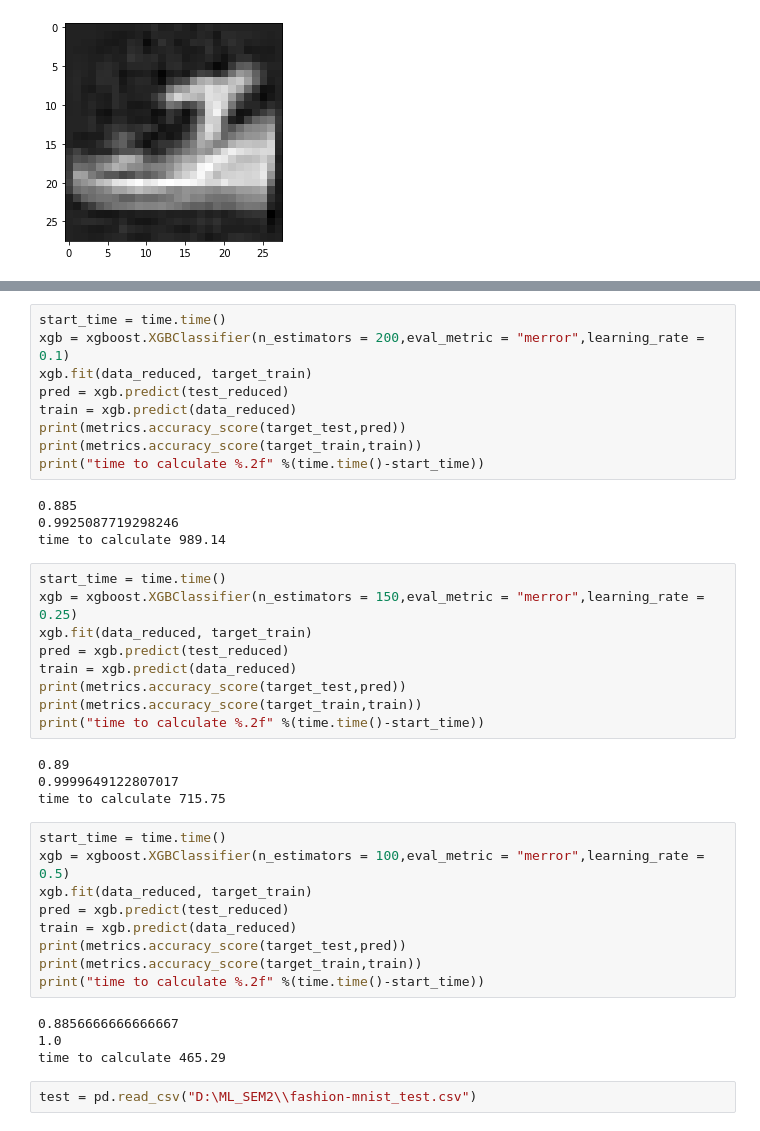
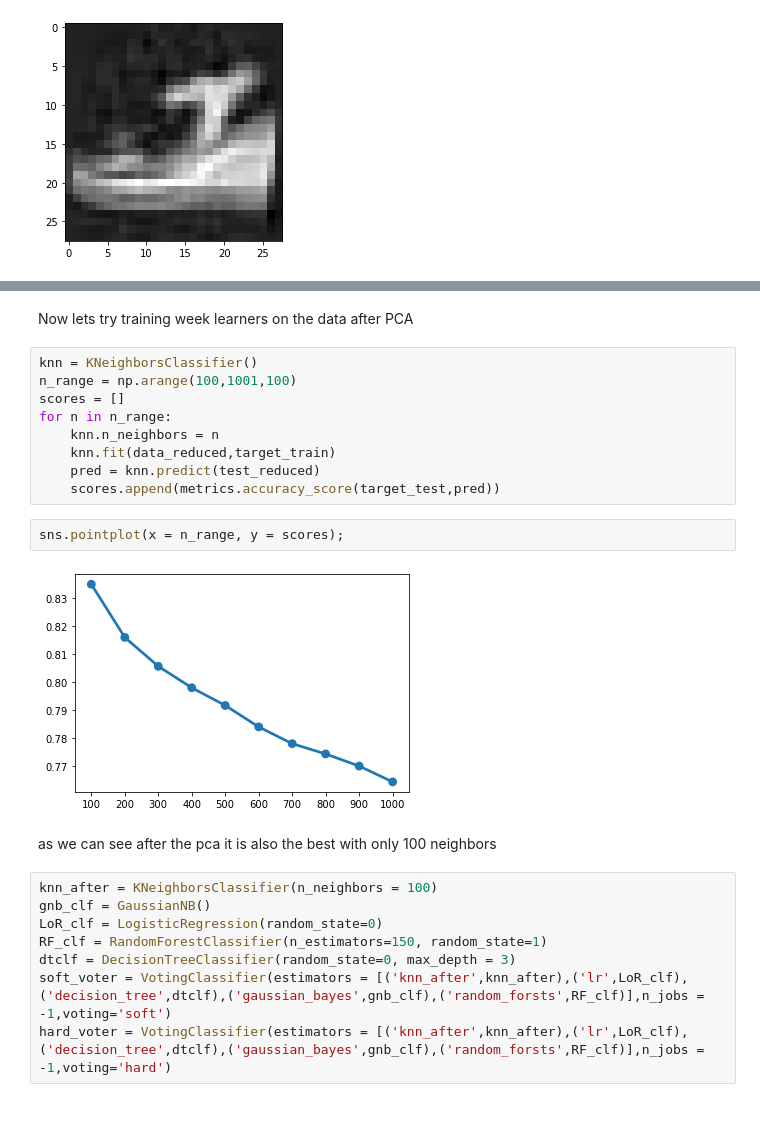
Before and after one commit to LiorBreitman8234/ML_SEM2, a Jupyter notebook: Fashion_MNIST.ipynb, the cells around one changed output, grey strips where cells are left out. Saved outputs shown, nothing was run; the diff lists cells and outputs as text.

```diff
--- a/Fashion_MNIST.ipynb
+++ b/Fashion_MNIST.ipynb
@@ -235,41 +270,25 @@ time to calculate 330.12
-# %%
-start_time = time.time()
-xgb = xgboost.XGBClassifier(n_estimators = 200,eval_metric = "merror",learning_rate = 0.1)
-xgb.fit(data_reduced, target_train)
-pred = xgb.predict(test_reduced)
-train = xgb.predict(data_reduced)
-print(metrics.accuracy_score(target_test,pred))
-print(metrics.accuracy_score(target_train,train))
-print("time to calculate %.2f" %(time.time()-start_time))
-# %% [output]
-0.885
-0.9925087719298246
-time to calculate 989.14
-# %%
-start_time = time.time()
-xgb = xgboost.XGBClassifier(n_estimators = 150,eval_metric = "merror",learning_rate = 0.25)
-xgb.fit(data_reduced, target_train)
-pred = xgb.predict(test_reduced)
-train = xgb.predict(data_reduced)
-print(metrics.accuracy_score(target_test,pred))
-print(metrics.accuracy_score(target_train,train))
-print("time to calculate %.2f" %(time.time()-start_time))
-# %% [output]
-0.89
-0.9999649122807017
-time to calculate 715.75
-# %%
-start_time = time.time()
-xgb = xgboost.XGBClassifier(n_estimators = 100,eval_metric = "merror",learning_rate = 0.5)
-xgb.fit(data_reduced, target_train)
-pred = xgb.predict(test_reduced)
-train = xgb.predict(data_reduced)
-print(metrics.accuracy_score(target_test,pred))
-print(metrics.accuracy_score(target_train,train))
-print("time to calculate %.2f" %(time.time()-start_time))
-# %% [output]
-0.8856666666666667
-1.0
-time to calculate 465.29
-# %%
-test = pd.read_csv("D:\ML_SEM2\\fashion-mnist_test.csv")
+# %% [markdown]
+Now lets try training week learners on the data after PCA
+# %%
+knn = KNeighborsClassifier()
+n_range = np.arange(100,1001,100)
+scores = []
+for n in n_range:
+    knn.n_neighbors = n
+    knn.fit(data_reduced,target_train)
+    pred = knn.predict(test_reduced)
+    scores.append(metrics.accuracy_score(target_test,pred))
+# %%
+sns.pointplot(x = n_range, y = scores);
+# %% [output]
+[figure, added]
+# %% [markdown]
+as we can see after the pca it is also the best with only 100 neighbors
+# %%
+knn_after = KNeighborsClassifier(n_neighbors = 100)
+gnb_clf = GaussianNB()
+LoR_clf = LogisticRegression(random_state=0)
+RF_clf = RandomForestClassifier(n_estimators=150, random_state=1)
+dtclf = DecisionTreeClassifier(random_state=0, max_depth = 3)
+soft_voter = VotingClassifier(estimators = [('knn_after',knn_after),('lr',LoR_clf),('decision_tree',dtclf),('gaussian_bayes',gnb_clf),('random_forsts',RF_clf)],n_jobs = -1,voting='soft')
+hard_voter = VotingClassifier(estimators = [('knn_after',knn_after),('lr',LoR_clf),('decision_tree',dtclf),('gaussian_bayes',gnb_clf),('random_forsts',RF_clf)],n_jobs = -1,voting='hard')
```
Also changed, not shown: parts of 67 cells of this notebook.
